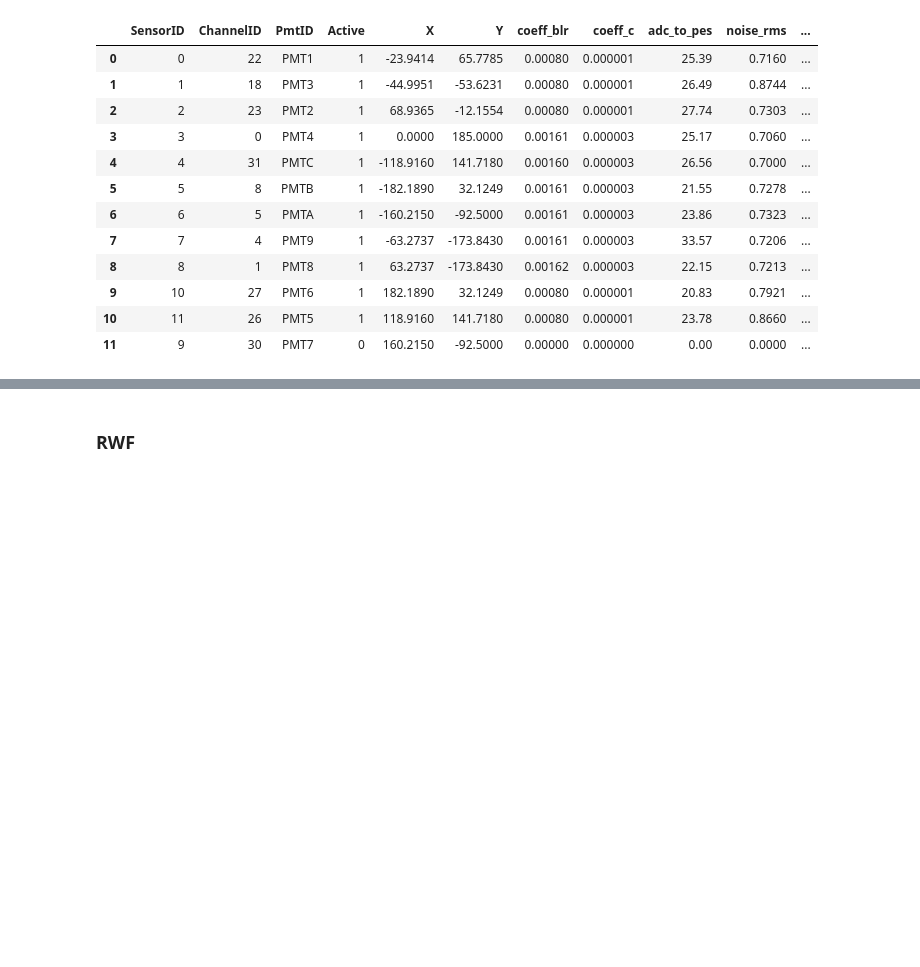
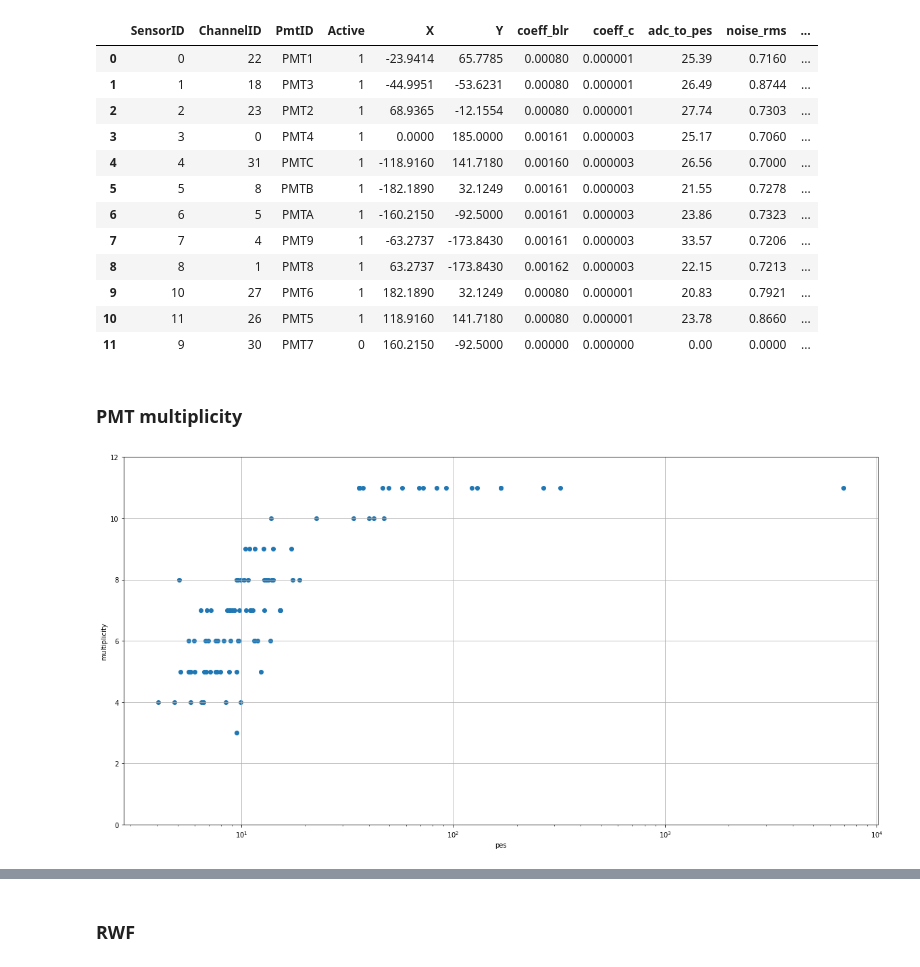
Before and after one commit to abotas/ICARO, a Jupyter notebook: invisible_cities/LSC/r3379.ipynb, the cells around one changed output, grey strips where cells are left out. Saved outputs shown, nothing was run; the diff lists cells and outputs as text; code cells hidden in the pictures; blank space fills up the shorter version.

Commit message:
add mult/energy()

```diff
--- a/invisible_cities/LSC/r3379.ipynb
+++ b/invisible_cities/LSC/r3379.ipynb
@@ -159,3 +165,5 @@ def _calib_vectors(self):
                                 adc_to_pes_pmt = adc_to_pes,
                                 adc_to_pes_sipm = DataSiPM.adc_to_pes.values,
                                 pmt_active  = pmt_active)
+# %% [markdown]
+### PMT multiplicity
@@ -161,0 +224,20 @@ def _calib_vectors(self):
+# %%
+mult   = np.zeros((len(pmt_mult)), dtype=np.int8)
+for s1 in pmt_mult:
+    mult  [s1] = len(pmt_mult[s1].nonzero()[0])
+# %%
+fig = plt.figure(figsize=(20,10))
+ax = plt.gca()
+
+
+plt.scatter(energies, mult)
+plt.ylim(0,12)
+#plt.xlim(0,500)
+plt.xlabel('pes')
+plt.ylabel('multiplicity')
+plt.grid(True)
+ax.set_xscale('log')
+
+plt.show()
+# %% [output]
+[figure, added]
```
Also changed, not shown: parts of 11 cells of this notebook.
